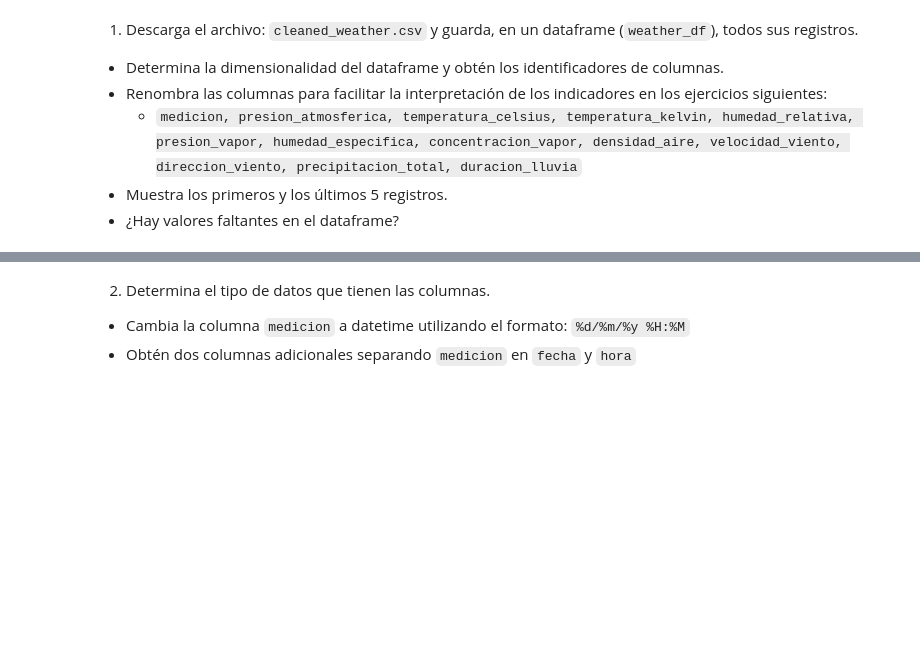
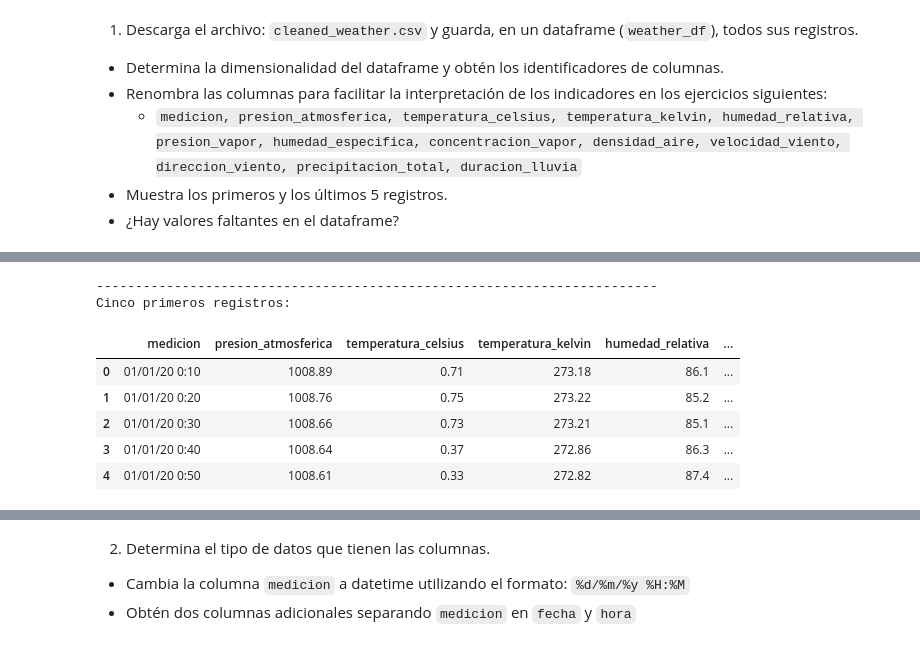
Before and after one commit to ELVANRODRIGUEZ/TEC-CienciaAnaliticaDatos-Actividad02, a Jupyter notebook: Actividad2AnalisisPandas.ipynb, the cells around one changed output, grey strips where cells are left out. Drawn from its saved outputs; the diff is of its cells as text; code cells hidden in the pictures; blank space fills up the shorter version.

```diff
--- a/Actividad2AnalisisPandas.ipynb
+++ b/Actividad2AnalisisPandas.ipynb
@@ -45,3 +45,7 @@ Los datos meteorológicos fueron registrados cada 10 minutos e incluyen los sigu
   - `medicion, presion_atmosferica, temperatura_celsius, temperatura_kelvin, humedad_relativa, presion_vapor, humedad_especifica, concentracion_vapor, densidad_aire, velocidad_viento, direccion_viento, precipitacion_total, duracion_lluvia`
 - Muestra los primeros y los últimos 5 registros.
 - ¿Hay valores faltantes en el dataframe?
+# %%
+df = pd.read_csv("cleaned_weather.csv")
+print("Tamaño del dataframe:\n")
+print(f"{df.shape[0]} filas, {df.shape[1]} columnas")
@@ -47,0 +79,22 @@ Los datos meteorológicos fueron registrados cada 10 minutos e incluyen los sigu
+# %%
+print("\n------------------------------------------------------------------------")
+df.columns = [
+    "medicion",
+    "presion_atmosferica",
+    "temperatura_celsius",
+    "temperatura_kelvin",
+    "humedad_relativa",
+    "presion_vapor",
+    "humedad_especifica",
+    "concentracion_vapor",
+    "densidad_aire",
+    "velocidad_viento",
+    "direccion_viento",
+    "precipitacion_total",
+    "duracion_lluvia",
+]
+
+col = list(df.columns)
+print("Columnas en dataframe renombradas:\n")
+for i in range(len(df.columns)):
+    print(i + 1, ") ", col[i])
@@ -47,0 +118,14 @@ Los datos meteorológicos fueron registrados cada 10 minutos e incluyen los sigu
+# %%
+print("\n------------------------------------------------------------------------")
+
+print("Cinco primeros registros:\n")
+df.head(5)
+# %% [output]
+------------------------------------------------------------------------
+Cinco primeros registros:
+|  | medicion | presion_atmosferica | temperatura_celsius | temperatura_kelvin | humedad_relativa | ... |
+| 0 | 01/01/20 0:10 | 1008.89 | 0.71 | 273.18 | 86.1 | ... |
+| 1 | 01/01/20 0:20 | 1008.76 | 0.75 | 273.22 | 85.2 | ... |
+| 2 | 01/01/20 0:30 | 1008.66 | 0.73 | 273.21 | 85.1 | ... |
+| 3 | 01/01/20 0:40 | 1008.64 | 0.37 | 272.86 | 86.3 | ... |
+| 4 | 01/01/20 0:50 | 1008.61 | 0.33 | 272.82 | 87.4 | ... |
```
Also changed, not shown: parts of 15 cells of this notebook, 1 other file.
